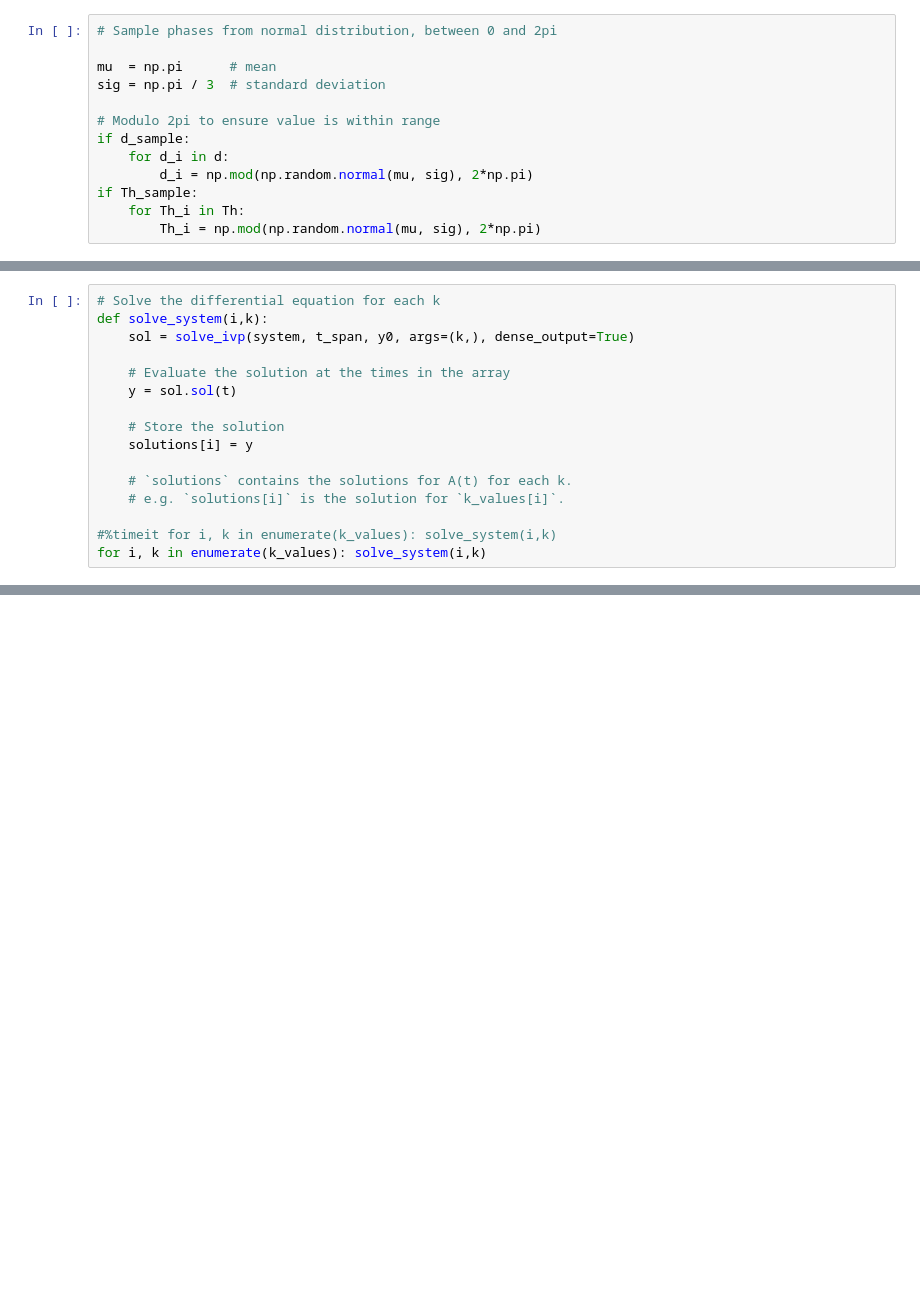
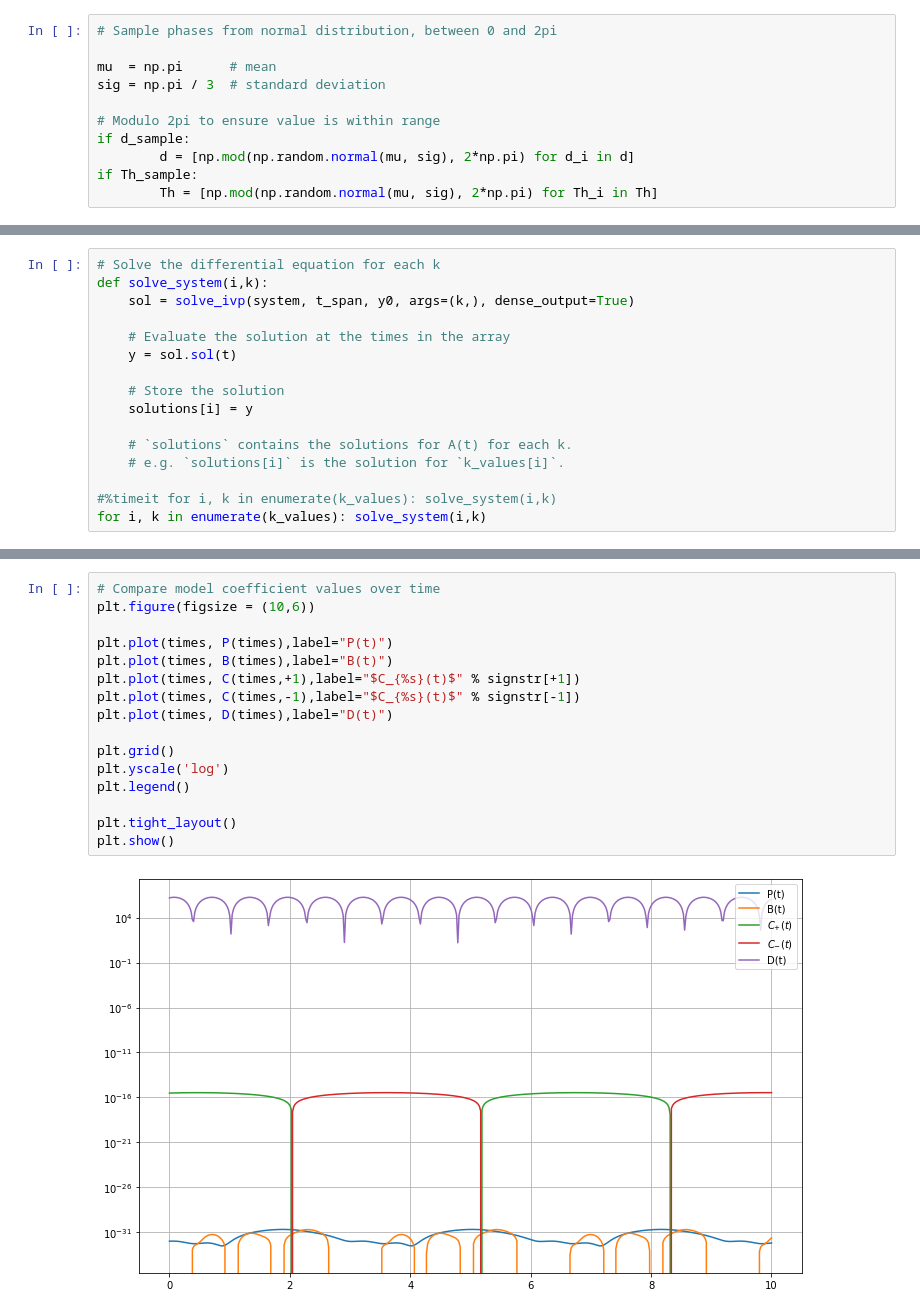
Before and after one commit to LoaneShark/pyAxiverse, a Jupyter notebook: pi-axiverse.ipynb, the cells around one changed output, grey strips where cells are left out. Saved outputs shown, nothing was run; the diff lists cells and outputs as text; blank space fills up the shorter version.

```diff
--- a/pi-axiverse.ipynb
+++ b/pi-axiverse.ipynb
@@ -58,11 +61,9 @@ sig = np.pi / 3  # standard deviation
 
 # Modulo 2pi to ensure value is within range
 if d_sample:
-    for d_i in d:
-        d_i = np.mod(np.random.normal(mu, sig), 2*np.pi)
+        d = [np.mod(np.random.normal(mu, sig), 2*np.pi) for d_i in d]
 if Th_sample:
-    for Th_i in Th:
-        Th_i = np.mod(np.random.normal(mu, sig), 2*np.pi)
+        Th = [np.mod(np.random.normal(mu, sig), 2*np.pi) for Th_i in Th]
 # %%
 # TODO: Finish defining time-dependent functions P(t), B(t), C(t), D(t) here
 #       Verify they are the correct form, especially signs and factors of 2
@@ -190,0 +268,18 @@ plt.show()
+# %%
+# Compare model coefficient values over time
+plt.figure(figsize = (10,6))
+
+plt.plot(times, P(times),label="P(t)")
+plt.plot(times, B(times),label="B(t)")
+plt.plot(times, C(times,+1),label="$C_{%s}(t)$" % signstr[+1])
+plt.plot(times, C(times,-1),label="$C_{%s}(t)$" % signstr[-1])
+plt.plot(times, D(times),label="D(t)")
+
+plt.grid()
+plt.yscale('log')
+plt.legend()
+
+plt.tight_layout()
+plt.show()
+# %% [output]
+[figure, added]
```
Also changed, not shown: parts of 7 cells of this notebook.
